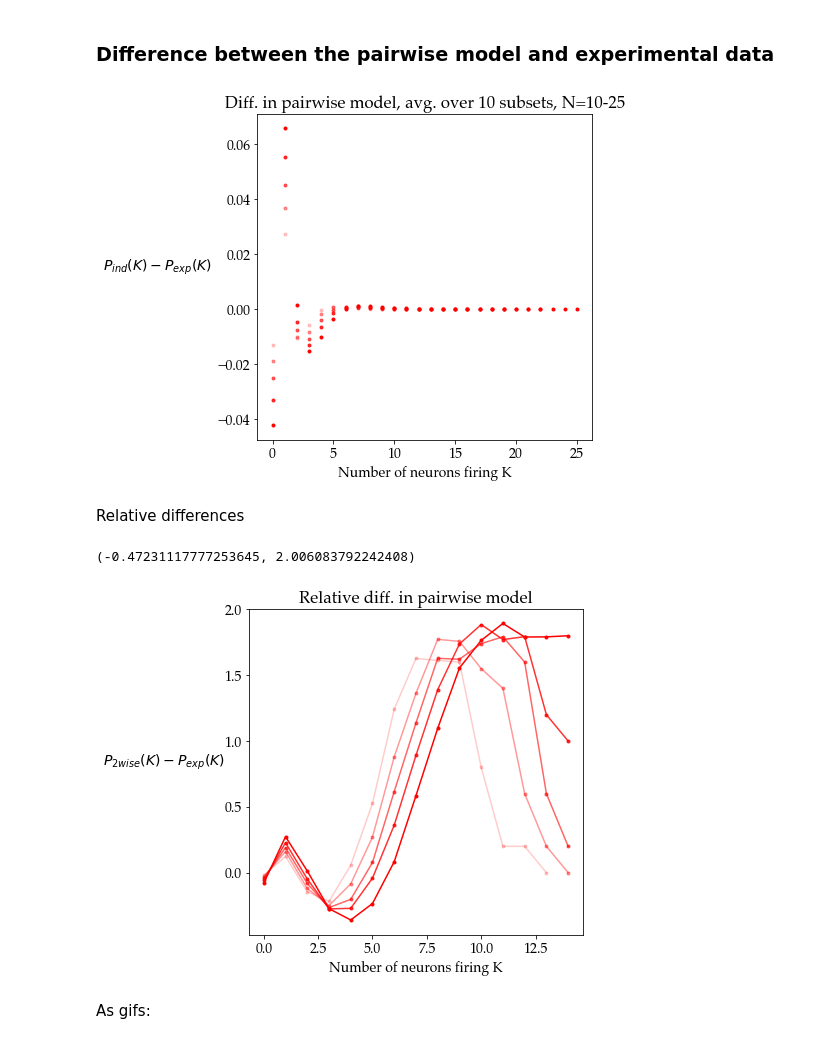
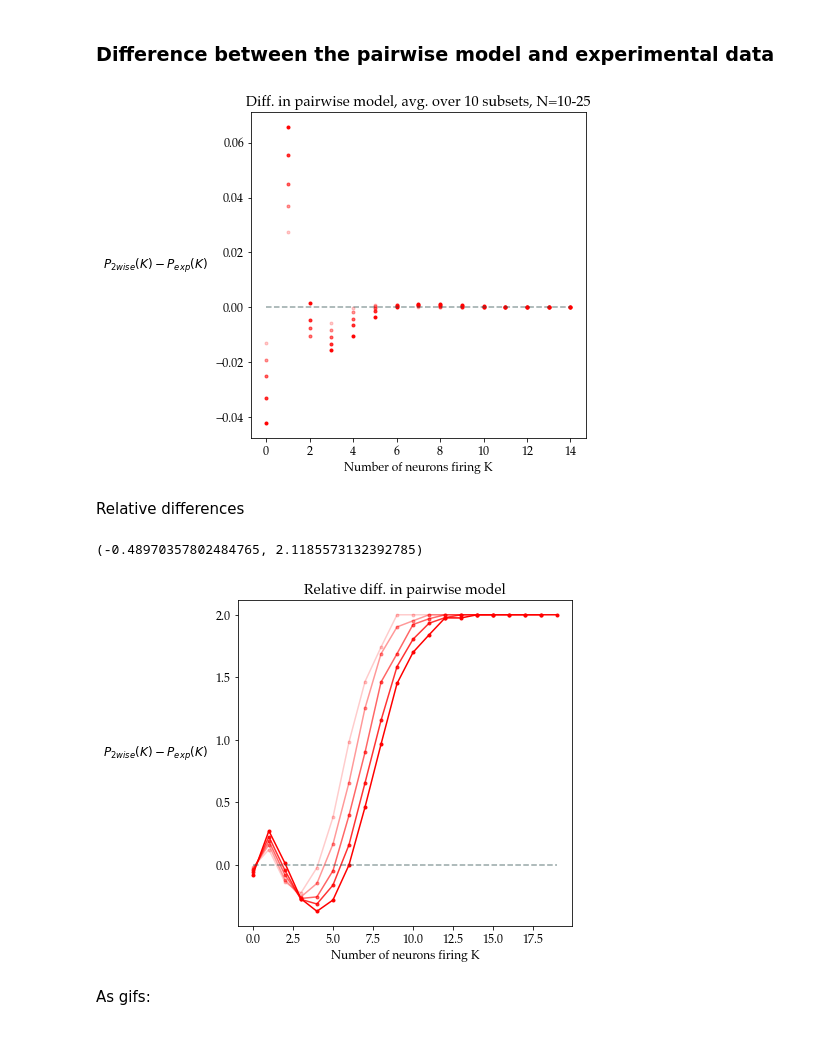
Before and after one commit to abramschon/maxent, a Jupyter notebook: notebooks/correlations.ipynb, the cells around one changed output. Cells and saved outputs as stored; diff of their text form; code cells hidden in the pictures.

```diff
--- a/notebooks/correlations.ipynb
+++ b/notebooks/correlations.ipynb
@@ -188,7 +232,7 @@ pks_trunc.shape, Ks_trunc.shape
 ### Difference between the independent model and experimental data
 # %%
 Ns = np.arange(10,26) # redefine this to be 10-20
-trunc = 30 # truncate the Ks at this number
+trunc = 15 # truncate the Ks at this number
 plt.figure(figsize=(6,6))
 
 for N in Ns[-1::-1]:
@@ -198,6 +242,8 @@ for N in Ns[-1::-1]:
     plt.plot(Ks,np.mean(dff_ks,axis=1),'.',color="royalblue", alpha=alpha)
     plt.xlabel("Number of neurons firing K")
     plt.ylabel("$P_{ind}(K)-P_{exp}(K)$",rotation=0,labelpad=60)
-    plt.title(f"Diff. in independent model, avg. over 10 subsets, N={Ns[0]}-{Ns[-1]}")
+    plt.title(f"Diff. in independent model,\n avg. over 10 subsets, N={Ns[0]}-{Ns[-1]}")
+top_x = round(plt.xlim()[1])
+plt.plot(np.arange(top_x), np.zeros(top_x),"--",color="darkslategrey",alpha=0.5)
 plt.show()
 # %% [output]
@@ -220,17 +254,33 @@ x + y
+# %%
+def get_relative_diffs(exp,model):
+    """
+        Calculates the average difference between experimental and model data and
+        divides it by the average of the mean value between the experimental and model values mean( (exp + model) /2).
+        Where this average is 0, which would result in a division by zero, we truncate the series.
+        This quantity is -2 when either we predict the experimental data to be 0, when it is in fact non-zero,
+        and +2 when the experiemental data is 0, but we predict it to be non-zero.
+    """
+    mean_denom = np.mean( (model + exp ) / 2, axis= 1)
+    cutoff = np.argmin(mean_denom)
+    mean_diffs = np.mean( model[:cutoff] - exp[:cutoff] , axis=1)
+    rel_diffs = mean_diffs / mean_denom[:cutoff]
+    return rel_diffs, cutoff
 # %%
 Ns = list(range(10,26,3))
 # Ns = Ns + [40,100]
-trunc = 15 # truncate the Ks at this number
 plt.figure(figsize=(6,6))
 
 for N in Ns[-1::-1]:
     pks, ind_pks, _ = load_pks(N)
-    dff_ks, Ks = get_trunc_pks( (ind_pks - pks)/np.clip((pks+ind_pks)/2, 1e-30,1), trunc)  # when this is positive, model over predicts and negative - under-predicts
+    rel_diffs, cutoff = get_relative_diffs(pks, ind_pks)
+    # when this is positive, model over predicts and negative - under-predicts
     alpha =  (N - np.min(Ns))/(np.max(Ns)-np.min(Ns) )
-    plt.plot(Ks,np.mean(dff_ks,axis=1),'.-',color="royalblue", alpha=alpha)
+    plt.plot(np.arange(cutoff),rel_diffs,'.-',color="royalblue", alpha=alpha)
     plt.xlabel("Number of neurons firing K")
     plt.ylabel("$P_{ind}(K)-P_{exp}(K)$",rotation=0,labelpad=60)
     plt.title(f"Relative diff. in independent model")
 print(plt.ylim())
+top_x = round(plt.xlim()[1])
+plt.plot(np.arange(top_x), np.zeros(top_x),"--",color="darkslategrey",alpha=0.5)
 plt.show()
 # %% [output]
@@ -245,13 +295,15 @@ for N in Ns[-1::-1]:
     plt.figure(figsize=(6,6))
     plt.ylim((-2.5,1))
     pks, ind_pks, _ = load_pks(N)
-    trunc = N # truncate the Ks at this number
-    plt.xticks(np.arange(trunc+1))
-    dff_ks, Ks = get_trunc_pks((ind_pks - pks)/np.clip((pks+ind_pks)/2,1e-30,1), trunc)  # when this is positive, model over predicts and negative - under-predicts
-    plt.plot(Ks,np.mean(dff_ks,axis=1),'.',color="royalblue")
+    rel_diffs, cutoff = get_relative_diffs(pks, ind_pks)
+    # when this is positive, model over predicts and negative - under-predicts
+    plt.xticks(np.arange(N+1))
+    plt.plot(np.arange(cutoff),rel_diffs,'.',color="royalblue")
     plt.xlabel("Number of neurons firing K")
     plt.ylabel("$P_{ind}(K)-P_{exp}(K)$",rotation=0,labelpad=60)
     plt.title(f"Relative diff. in independent model, N={N}")
+    top_x = round(plt.xlim()[1])
+    plt.plot(np.arange(top_x), np.zeros(top_x),"--",color="darkslategrey",alpha=0.5)
     # save to /Users/abramschonfeldt/Desktop/Masters/maxent/results/corr_plots
     plt.savefig(f"../results/corr_plots/indep{N}.jpg")
     plt.show()
@@ -272,42 +324,45 @@ for N in Ns[-1::-1]:
 # %% [markdown]
 ### Difference between the pairwise model and experimental data
 # %%
-Ns = np.arange(10,26,3) # redefine this to be 10-20
-trunc = 30 # truncate the Ks at this number
+Ns = np.arange(10,26,3)
+trunc = 15 # truncate the Ks at this number
 plt.figure(figsize=(6,6))
 
 for N in Ns[-1::-1]:
     pks, _, ising_pks = load_pks(N)
     dff_ks, Ks = get_trunc_pks(ising_pks - pks, trunc)  # when this is positive, model over predicts and negative - under-predicts
     alpha =  (N - np.min(Ns))/(np.max(Ns)-np.min(Ns) )
     plt.plot(Ks,np.mean(dff_ks,axis=1),'.',color="red", alpha=alpha)
     plt.xlabel("Number of neurons firing K")
     plt.ylabel("$P_{2wise}(K)-P_{exp}(K)$",rotation=0,labelpad=60)
     plt.title(f"Diff. in pairwise model, avg. over 10 subsets, N={Ns[0]}-{Ns[-1]}")
+top_x = round(plt.xlim()[1])
+plt.plot(np.arange(top_x), np.zeros(top_x),"--",color="darkslategrey",alpha=0.5)
 plt.show()
 # %% [output]
-[figure, old version]
+[figure, new version]
 # %% [markdown]
 Relative differences
 # %%
 Ns = list(range(10,26,3))
 # Ns = Ns + [40,100]
-trunc = 15 # truncate the Ks at this number
 plt.figure(figsize=(6,6))
 
 for N in Ns[-1::-1]:
     pks, _, ising_pks = load_pks(N)
-    dff_ks, Ks = get_trunc_pks( (ising_pks - pks)/np.clip((pks+ising_pks)/2, 1e-30,1), trunc)  # when this is positive, model over predicts and negative - under-predicts
+    rel_diffs, cutoff = get_relative_diffs(pks, ising_pks)
     alpha =  (N - np.min(Ns))/(np.max(Ns)-np.min(Ns) )
-    plt.plot(Ks,np.mean(dff_ks,axis=1),'.-',color="red", alpha=alpha)
+    plt.plot(np.arange(cutoff),rel_diffs,'.-',color="red", alpha=alpha)
     plt.xlabel("Number of neurons firing K")
     plt.ylabel("$P_{2wise}(K)-P_{exp}(K)$",rotation=0,labelpad=60)
     plt.title(f"Relative diff. in pairwise model")
 print(plt.ylim())
+top_x = round(plt.xlim()[1])
+plt.plot(np.arange(top_x), np.zeros(top_x),"--",color="darkslategrey",alpha=0.5)
 plt.show()
 # %% [output]
-(-0.47231117777253645, 2.006083792242408)
+(-0.48970357802484765, 2.1185573132392785)
-[figure, old version]
+[figure, new version]
 # %% [markdown]
 As gifs:
 # %%
```
Also changed, not shown: parts of 36 cells of this notebook.
